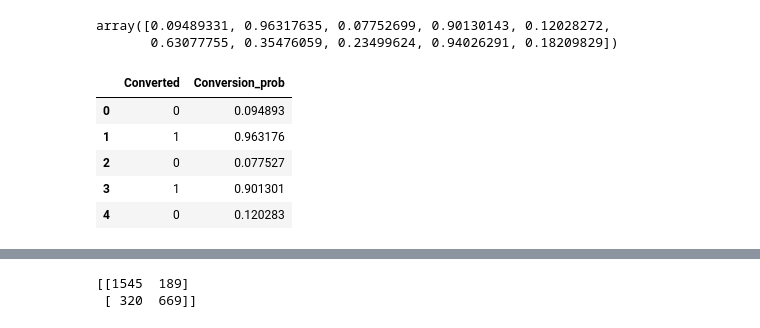
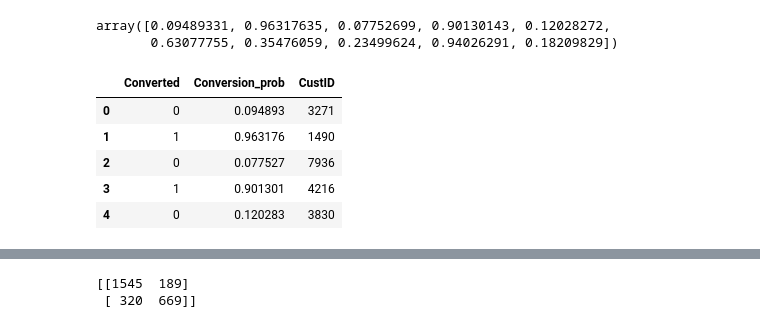
Before and after one commit to Jasmineqqqqq/lead_score_assignment, a Jupyter notebook: Log_regression_Project.ipynb, the cells around one changed output, grey strips where cells are left out. Drawn from its saved outputs; the diff is of its cells as text; code cells hidden in the pictures.

```diff
--- a/Log_regression_Project.ipynb
+++ b/Log_regression_Project.ipynb
@@ -1479,0 +1484,6 @@ Last Notable Activity_SMS Sent                            1.5252      0.124
+# %%
+# Let's re-run the model using the selected variables
+x_test_sm = sm.add_constant(x_test[col])
+logm5 = sm.GLM(y_test,x_test_sm, family = sm.families.Binomial())
+res5 = logm5.fit()
+res5.summary()
@@ -1533,14 +1539,0 @@ Last Notable Activity_SMS Sent                           1.6132      0.122     1
-# %%
-# Assuming you have already trained the model and obtained 'res'
-# Add a constant to the x_test matrix
-x_test_sm = sm.add_constant(x_test)
-
-# Check the number of columns in x_test_sm and the model's params
-print("Number of columns in x_test_sm:", x_test_sm.shape[1])
-print("Number of coefficients in the model:", len(res5.params))
-
-# Predict probabilities on the test set
-y_test_pred = res5.predict(x_test_sm)
-
-# Display the first 10 predicted probabilities
-print(y_test_pred[:10])
@@ -1560,0 +1540,7 @@ dtype: float64
+# %%
+
+# Let's re-run the model using the selected variables
+x_test_sm = sm.add_constant(x_test[col])
+logm6 = sm.GLM(y_test,x_test_sm, family = sm.families.Binomial())
+res6 = logm6.fit()
+res6.summary()
@@ -1560,0 +1573,4 @@ dtype: float64
+# %%
+# Getting the predicted values on the train set
+y_test_pred = res6.predict(x_test_sm)
+y_test_pred[:10]
@@ -1567,12 +1595,13 @@ array([0.09489331, 0.96317635, 0.07752699, 0.90130143, 0.12028272,
 # %%
 #creating a dataframe with conversion flag n predicted probability
 y_test_pred_final = pd.DataFrame({'Converted':y_test.values, 'Conversion_prob':y_test_pred})
+y_test_pred_final['CustID'] = y_test.index
 y_test_pred_final.head()
 # %% [output]
-|  | Converted | Conversion_prob |
-| 0 | 0 | 0.094893 |
-| 1 | 1 | 0.963176 |
-| 2 | 0 | 0.077527 |
-| 3 | 1 | 0.901301 |
-| 4 | 0 | 0.120283 |
+|  | Converted | Conversion_prob | CustID |
+| 0 | 0 | 0.094893 | 3271 |
+| 1 | 1 | 0.963176 | 1490 |
+| 2 | 0 | 0.077527 | 7936 |
+| 3 | 1 | 0.901301 | 4216 |
+| 4 | 0 | 0.120283 | 3830 |
 # %%
```
Also changed, not shown: parts of 38 cells of this notebook.
